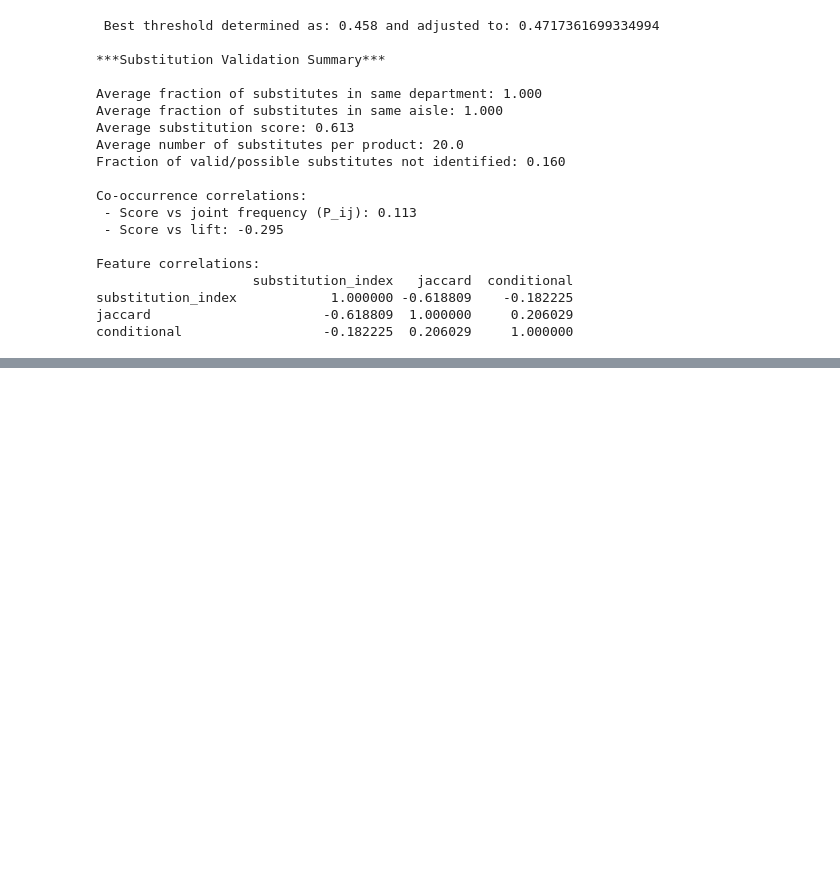
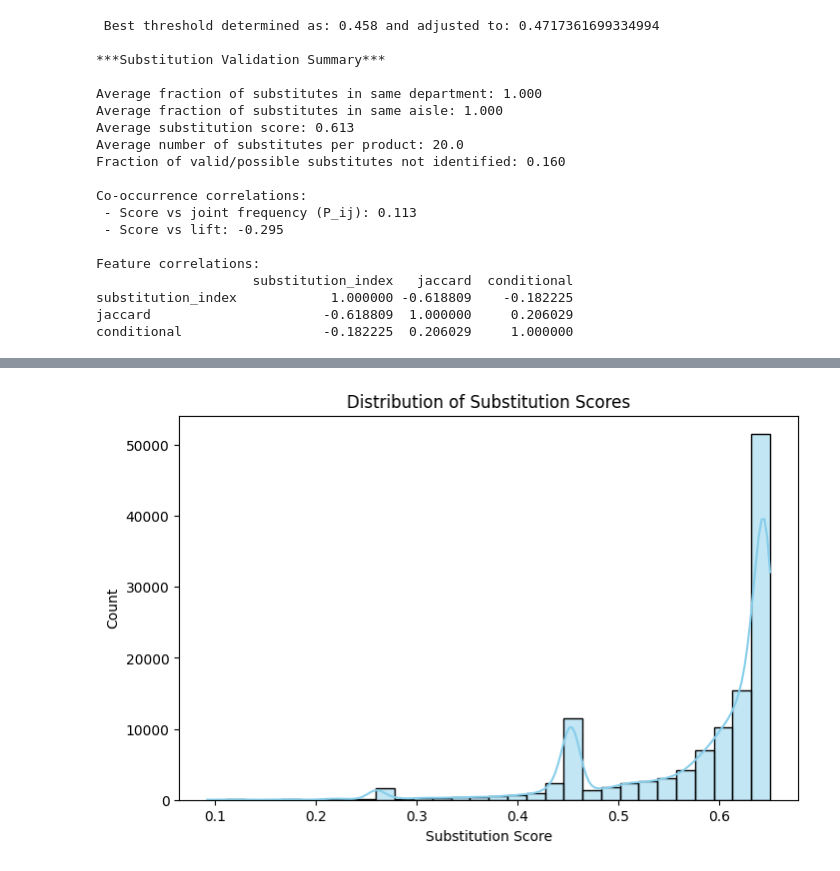
Before and after one commit to jenleap/big-data-analytics-project, a Jupyter notebook: notebooks/02-obj1-substitutes.ipynb, the cells around one changed output, grey strips where cells are left out. Drawn from its saved outputs; the diff is of its cells as text; code cells hidden in the pictures; blank space fills up the shorter version.

Commit message:
add substitute results

```diff
--- a/notebooks/02-obj1-substitutes.ipynb
+++ b/notebooks/02-obj1-substitutes.ipynb
@@ -189,0 +301,82 @@ conditional                  -0.182225  0.206029     1.000000
+# %%
+import pandas as pd
+import numpy as np
+import matplotlib.pyplot as plt
+import seaborn as sns
+
+# Load the final substitutes dataframe
+substitutes_df = pd.read_csv('../data/results/obj1/substitutes-4-full.csv')
+products_df = pd.read_csv('../dataset/products.csv')
+
+#print("\n=== Joining Department and Aisle Info ===")
+
+# Join to add product info
+substitutes_df = substitutes_df.merge(
+    products_df[['product_id', 'department_id', 'aisle_id']],
+    on='product_id',
+    how='left'
+).rename(columns={'department_id': 'product_dept', 'aisle_id': 'product_aisle'})
+
+# Join to add substitute info
+substitutes_df = substitutes_df.merge(
+    products_df[['product_id', 'department_id', 'aisle_id']],
+    left_on='substitute_id',
+    right_on='product_id',
+    how='left',
+    suffixes=('', '_sub')
+).rename(columns={'department_id': 'substitute_dept', 'aisle_id': 'substitute_aisle'})
+
+# Drop redundant column created by merge
+substitutes_df = substitutes_df.drop(columns=['product_id_sub'], errors='ignore')
+
+# -----------------------------
+# 1. Substitution Score Distribution
+# -----------------------------
+plt.figure(figsize=(8,5))
+sns.histplot(substitutes_df['score'], bins=30, kde=True, color='skyblue')
+plt.title("Distribution of Substitution Scores")
+plt.xlabel("Substitution Score")
+plt.ylabel("Count")
+plt.savefig(f"dist-sub-scores.png")
+
+# Summary stats
+score_summary = substitutes_df['score'].describe()
+print("Substitution Score Summary:\n", score_summary)
+
+# -----------------------------
+# 2. Average Substitution Score per Product
+# -----------------------------
+product_scores = substitutes_df.groupby('product_id')['score'].mean().reset_index(name='avg_score')
+plt.figure(figsize=(8,5))
+sns.histplot(product_scores['avg_score'], bins=30, kde=True, color='salmon')
+plt.title("Average Substitution Score per Product")
+plt.xlabel("Average Score")
+plt.ylabel("Count")
+plt.savefig(f"avg_sub_score_per_product.png")
+
+# -----------------------------
+# 3. Average Substitution Score per Department
+# -----------------------------
+dept_scores = substitutes_df.groupby('product_dept')['score'].mean().reset_index(name='avg_score')
+dept_counts = substitutes_df.groupby('product_dept')['substitute_id'].count().reset_index(name='num_substitutes')
+dept_summary = dept_scores.merge(dept_counts, on='product_dept')
+
+plt.figure(figsize=(10,5))
+sns.barplot(data=dept_summary.sort_values('avg_score', ascending=False), x='product_dept', y='avg_score', palette='viridis')
+plt.xticks(rotation=45)
+plt.title("Average Substitution Score per Department")
+plt.ylabel("Average Score")
+plt.xlabel("Department")
+plt.savefig(f"avg_sub_score_per_dept.png")
+
+# -----------------------------
+# 4. Substitution Counts per Product
+# -----------------------------
+subs_count_per_product = substitutes_df.groupby('product_id')['substitute_id'].count().reset_index(name='num_substitutes')
+plt.figure(figsize=(8,5))
+sns.histplot(subs_count_per_product['num_substitutes'], bins=30, color='orange')
+plt.title("Number of Identified Substitutes per Product")
+plt.xlabel("Count of Substitutes")
+plt.ylabel("Number of Products")
+plt.savefig(f"sub_count_per_product.png")
+# %% [output]
@@ -189,0 +396 @@ conditional                  -0.182225  0.206029     1.000000
+[figure, added]
```
Also changed, not shown: parts of 3 cells of this notebook, 12 other files.
